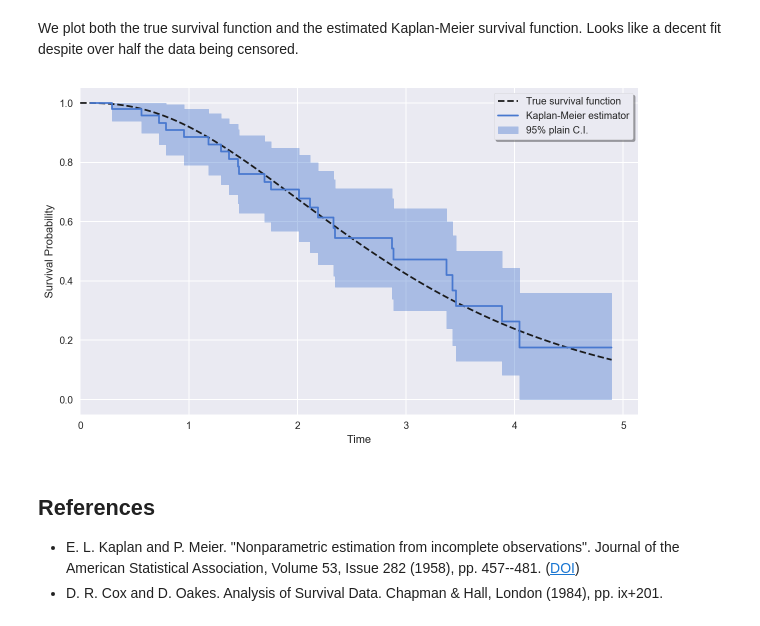
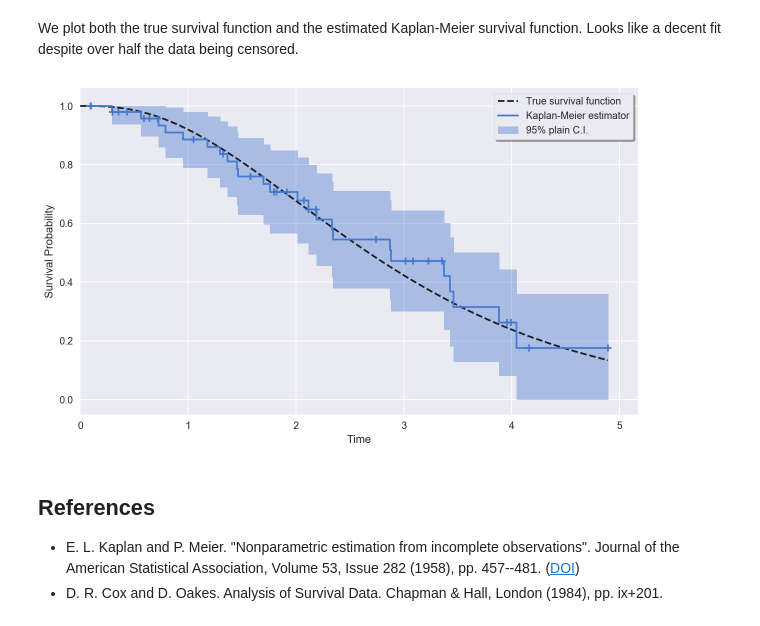
Before and after one commit to artemmavrin/survive, a Jupyter notebook: examples/Kaplan-Meier Estimator.ipynb, the cells around one changed output. Cells and saved outputs as stored; diff of their text form; code cells hidden in the pictures.

```diff
--- a/examples/Kaplan-Meier Estimator.ipynb
+++ b/examples/Kaplan-Meier Estimator.ipynb
@@ -191,13 +194,13 @@ Looks like a decent fit despite over half the data being censored.
 # %%
 plt.figure(figsize=(10, 6))
 x = np.linspace(0, max(time), num=100)
 y = 1 - dist.cdf(x)
 plt.plot(x, y, ls="--", c="k", label="True survival function")
-km.plot(mark_censor=False)
+km.plot()
 plt.show()
 plt.close()
 # %% [output]
-[figure, old version]
+[figure, new version]
 # %% [markdown]
 ## References
 
```
Also changed, not shown: parts of 7 cells of this notebook.
